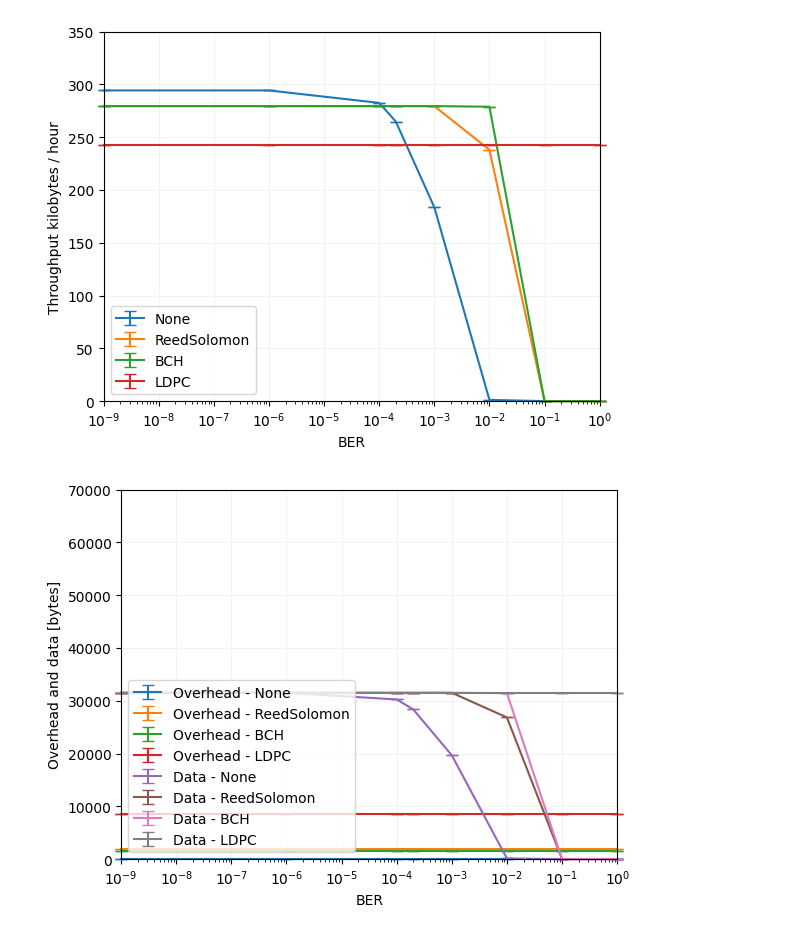
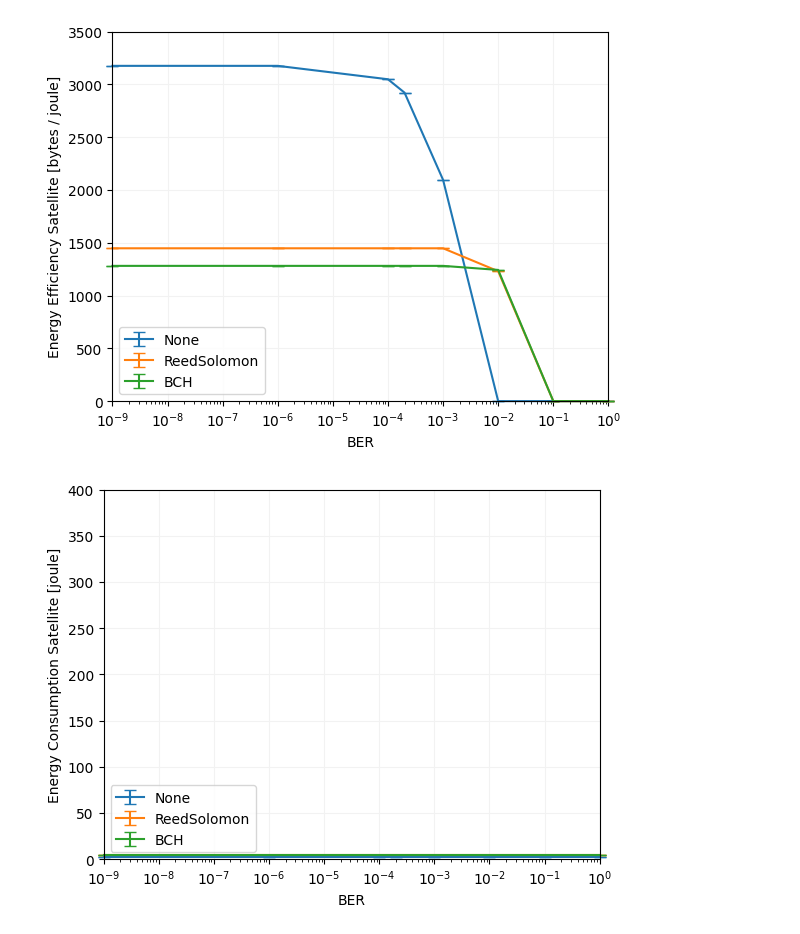
Before and after one commit to jason-gerard/DRAAF-pipeline, a Jupyter notebook: channel_sim/graph_sim_results.ipynb, the cells around one changed output. Drawn from its saved outputs; the diff is of its cells as text; code cells hidden in the pictures.

Commit message:
Add some energy metrics for decoding and encoding

```diff
--- a/channel_sim/graph_sim_results.ipynb
+++ b/channel_sim/graph_sim_results.ipynb
@@ -53,11 +53,17 @@ def plot_runs(metric_names, label, ylims, is_log=False, show_metric_name=False):
     plt.show()
 
 
-metric = "Energy Efficiency"
-plot_runs([metric], "Energy Efficiency [bytes / joule]", [0, 250])
+metric = "Energy Efficiency Node"
+plot_runs([metric], "Energy Efficiency Node [bytes / joule]", [0, 250])
 
-metric = "Energy Consumption"
-plot_runs([metric], "Energy Consumption [joule]", [0, 400])
+metric = "Energy Consumption Node"
+plot_runs([metric], "Energy Consumption Node [joule]", [0, 400])
+
+metric = "Energy Efficiency Satellite"
+plot_runs([metric], "Energy Efficiency Satellite [bytes / joule]", [0, 3500])
+
+metric = "Energy Consumption Satellite"
+plot_runs([metric], "Energy Consumption Satellite [joule]", [0, 400])
 
 metric = "Throughput"
 plot_runs([metric], "Throughput kilobytes / hour", [0, 350])
@@ -69,2 +75,2 @@ plot_runs(["Overhead", "Data"], "Overhead and data [bytes]", [0, 70000], show_me
-[figure, old version]
+[figure, new version]
-[figure, old version]
+[figure, new version]
```
Also changed, not shown: parts of 2 cells of this notebook, 15 other files.
